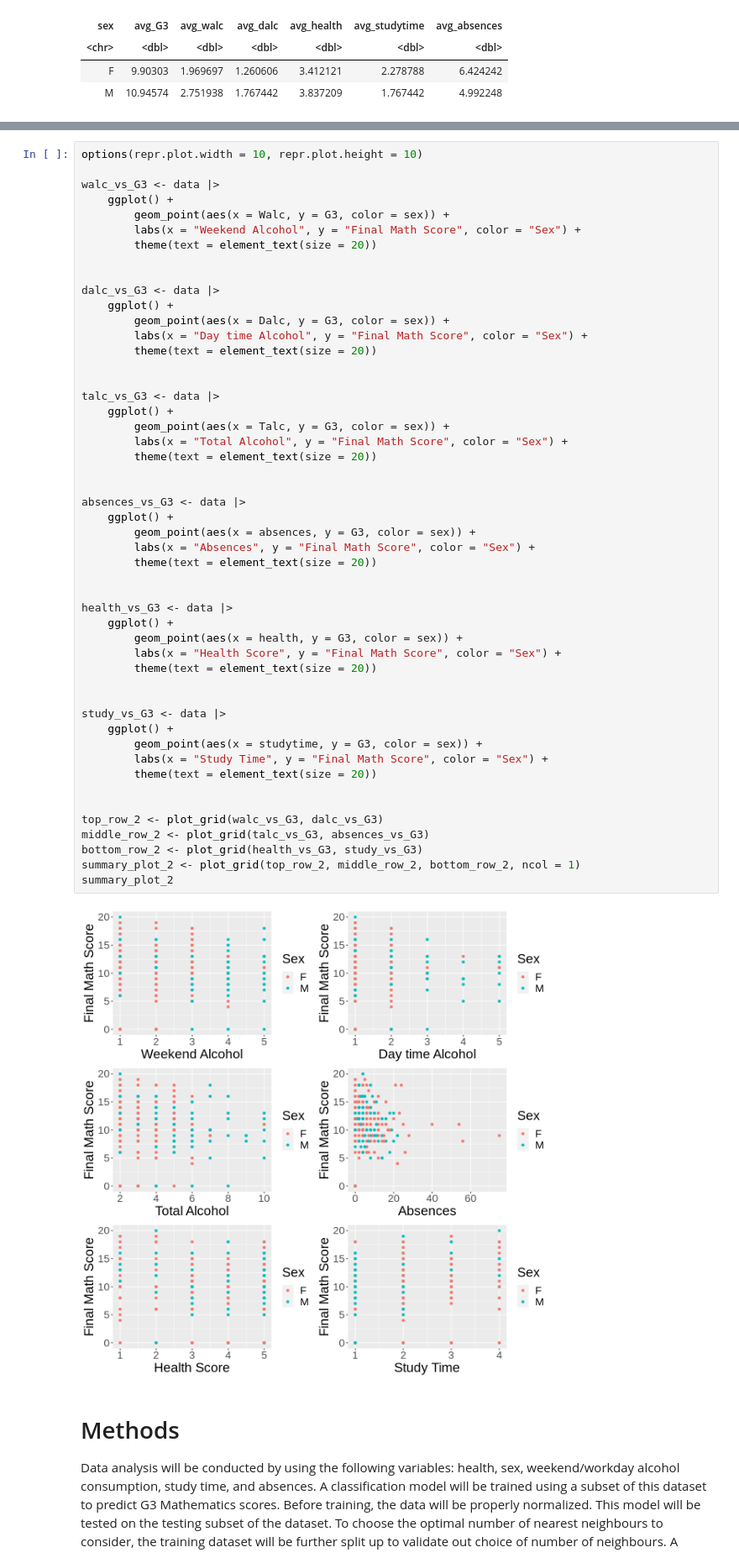
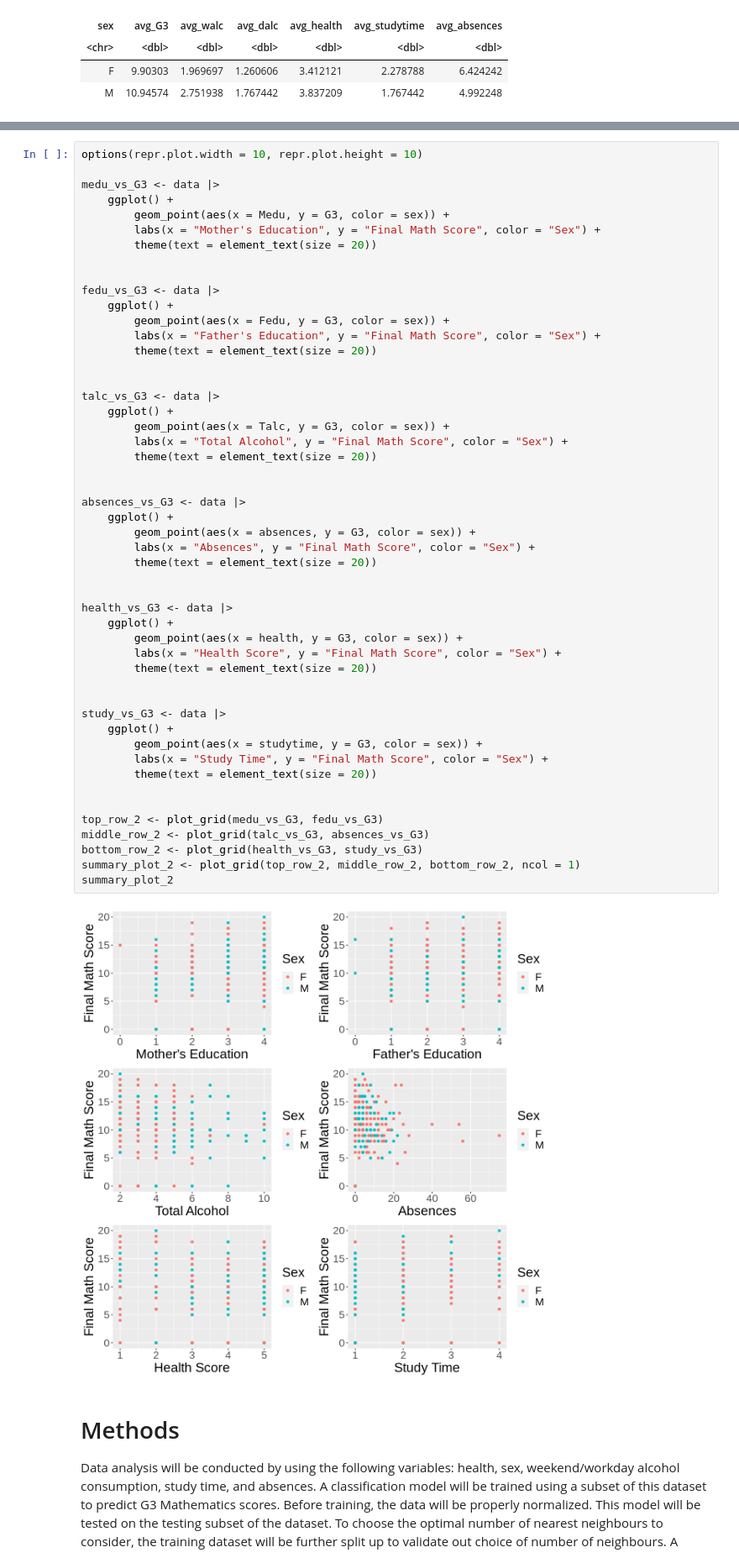
Before and after one commit to JadenMajid/dsci-100-student-grades, a Jupyter notebook: project_proposal.ipynb, the cells around one changed output, grey strips where cells are left out. Shown at 84% size. Drawn from its saved outputs; the diff is of its cells as text.

Commit message:
Added more plots

```diff
--- a/project_proposal.ipynb
+++ b/project_proposal.ipynb
@@ -117,17 +122,17 @@ summary_plot
 # %%
 options(repr.plot.width = 10, repr.plot.height = 10)
 
-walc_vs_G3 <- data |>
+medu_vs_G3 <- data |>
     ggplot() +
-        geom_point(aes(x = Walc, y = G3, color = sex)) +
-        labs(x = "Weekend Alcohol", y = "Final Math Score", color = "Sex") +
+        geom_point(aes(x = Medu, y = G3, color = sex)) +
+        labs(x = "Mother's Education", y = "Final Math Score", color = "Sex") +
         theme(text = element_text(size = 20))
 
 
-dalc_vs_G3 <- data |>
+fedu_vs_G3 <- data |>
     ggplot() +
-        geom_point(aes(x = Dalc, y = G3, color = sex)) +
-        labs(x = "Day time Alcohol", y = "Final Math Score", color = "Sex") +
+        geom_point(aes(x = Fedu, y = G3, color = sex)) +
+        labs(x = "Father's Education", y = "Final Math Score", color = "Sex") +
         theme(text = element_text(size = 20))
 
 
@@ -137,35 +142,35 @@ talc_vs_G3 <- data |>
         labs(x = "Total Alcohol", y = "Final Math Score", color = "Sex") +
         theme(text = element_text(size = 20))
 
 
 absences_vs_G3 <- data |>
     ggplot() +
         geom_point(aes(x = absences, y = G3, color = sex)) +
         labs(x = "Absences", y = "Final Math Score", color = "Sex") +
         theme(text = element_text(size = 20))
 
 
 health_vs_G3 <- data |>
     ggplot() +
         geom_point(aes(x = health, y = G3, color = sex)) +
         labs(x = "Health Score", y = "Final Math Score", color = "Sex") +
         theme(text = element_text(size = 20))
 
 
 study_vs_G3 <- data |>
     ggplot() +
         geom_point(aes(x = studytime, y = G3, color = sex)) +
         labs(x = "Study Time", y = "Final Math Score", color = "Sex") +
         theme(text = element_text(size = 20))
 
 
-top_row_2 <- plot_grid(walc_vs_G3, dalc_vs_G3)
+top_row_2 <- plot_grid(medu_vs_G3, fedu_vs_G3)
 middle_row_2 <- plot_grid(talc_vs_G3, absences_vs_G3)
 bottom_row_2 <- plot_grid(health_vs_G3, study_vs_G3)
 summary_plot_2 <- plot_grid(top_row_2, middle_row_2, bottom_row_2, ncol = 1)
 summary_plot_2
 # %% [output]
-[figure, old version]
+[figure, new version]
 # %% [markdown]
 # Methods
 
```
Also changed, not shown: parts of 4 cells of this notebook.
